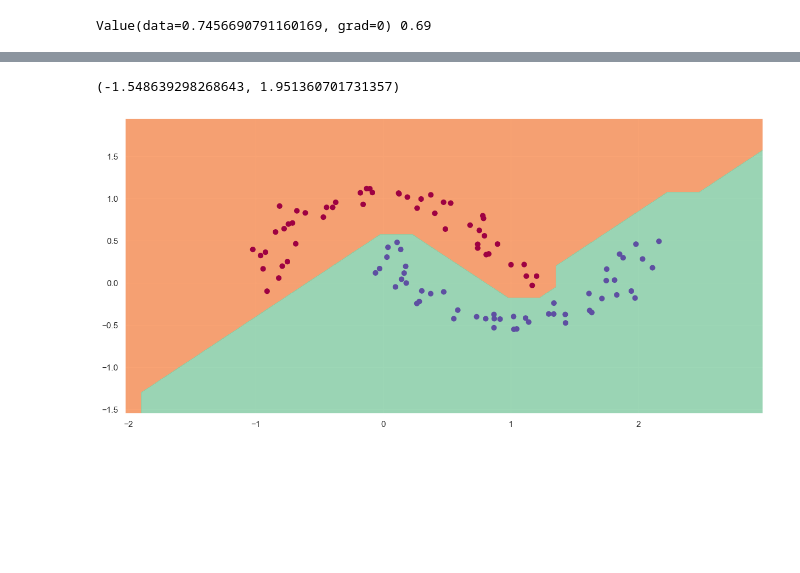
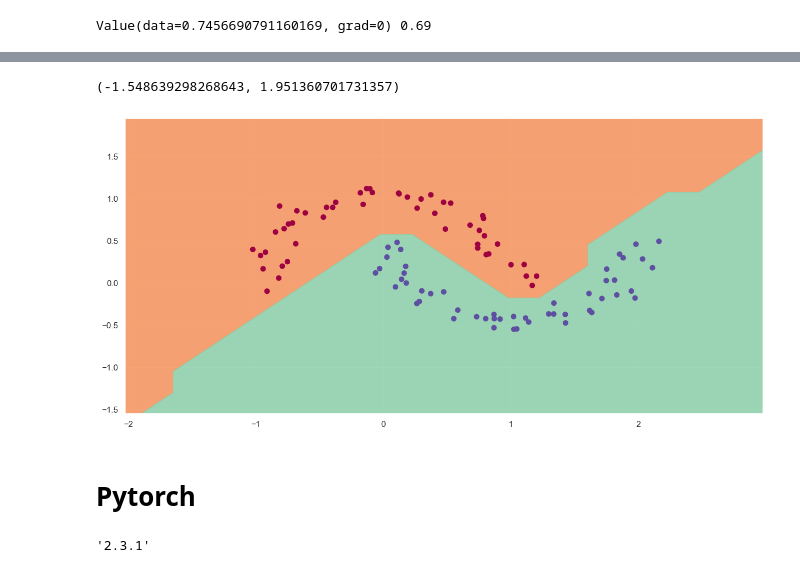
Before and after one commit to ShivKJ/micrograd, a Jupyter notebook: demo.ipynb, the cells around one changed output, grey strips where cells are left out. Drawn from its saved outputs; the diff is of its cells as text; code cells hidden in the pictures; blank space fills up the shorter version.

```diff
--- a/demo.ipynb
+++ b/demo.ipynb
@@ -73,7 +75,7 @@ plt.scatter(X[:, 0], X[:, 1], c=y, s=20, cmap='jet')
 # %%
 # initialize a model
-model = MLP(2, [8, 8, 1])  # 2-layer neural network
+model = MLP(2, [8, 8, 1],)  # 2-layer neural network
 print(model)
-print("number of parameters", len(model.parameters()))
+print("number of parameters: ", len(model.parameters))
 # %% [output]
 MLP of [Layer of [ReLUNeuron(2), ReLUNeuron(2), ReLUNeuron(2), ReLUNeuron(2), ReLUNeuron(2), ReLUNeuron(2), ReLUNeuron(2), ReLUNeuron(2)], Layer of [ReLUNeuron(8), ReLUNeuron(8), ReLUNeuron(8), ReLUNe ...
@@ -150,23 +166,84 @@ step 99 loss 0.02, accuracy 100.0%
 # %%
 # visualize decision boundary
 
 h = 0.25
 x_min, x_max = X[:, 0].min() - 1, X[:, 0].max() + 1
 y_min, y_max = X[:, 1].min() - 1, X[:, 1].max() + 1
 
-xx, yy = np.meshgrid(np.arange(x_min, x_max, h), np.arange(y_min, y_max, h))
+xx, yy = np.meshgrid(np.arange(x_min, x_max, h),
+                     np.arange(y_min, y_max, h))
+
 Xmesh = np.c_[xx.ravel(), yy.ravel()]
 
-scores = list(map(model, inputs))
+inputs = Xmesh
+scores = [*map(model, inputs)]
 
 Z = np.array([s.data > 0 for s in scores])
 Z = Z.reshape(xx.shape)
 
 fig = plt.figure()
+
 plt.contourf(xx, yy, Z, cmap=plt.cm.Spectral, alpha=0.8)
 plt.scatter(X[:, 0], X[:, 1], c=y, s=40, cmap=plt.cm.Spectral)
 plt.xlim(xx.min(), xx.max())
 plt.ylim(yy.min(), yy.max())
 # %% [output]
 (-1.548639298268643, 1.951360701731357)
-[figure, old version]
+[figure, new version]
+# %% [markdown]
+# Pytorch
+# %%
+from contextlib import contextmanager
+
+import tensordict as td
+import torch
+from torch import Tensor, nn, optim
+from torch.nn import functional as F
+from torch.utils.data import DataLoader, Dataset, StackDataset, TensorDataset
+from torch.utils.tensorboard import SummaryWriter
+from torchvision import datasets, transforms
+
+
+def get_device() -> str:
+    if torch.cuda.is_available():
+        return 'cuda'
+    elif hasattr(torch, 'mps'):
+        return 'mps'
+    else:
+        return 'cpu'
+
+
+def to_numpy(x: torch.Tensor | np.ndarray) -> np.ndarray:
+    if isinstance(x, np.ndarray):
+        return x
+    elif not x.is_cpu:
+        x = x.cpu()
+
+    return x.numpy()
+
+@contextmanager
+def train_mode(optimizer: torch.optim.Optimizer):
+    optimizer.zero_grad()
+
+    yield
+
+    optimizer.step()
+
+
+@contextmanager
+def inference_mode(model: nn.Module):
+    state = model.training
+
+    try:
+        model.eval()
+        # https://discuss.pytorch.org/t/pytorch-torch-no-grad-vs-torch-inference-mode/134099/2?u=shivkrishnajaiswal
+        with torch.inference_mode():
+            yield
+
+    finally:
+        model.train(state)
+
+
+torch.__version__
+# %% [output]
+'2.3.1'
```
Also changed, not shown: parts of 22 cells of this notebook, 2 other files.
